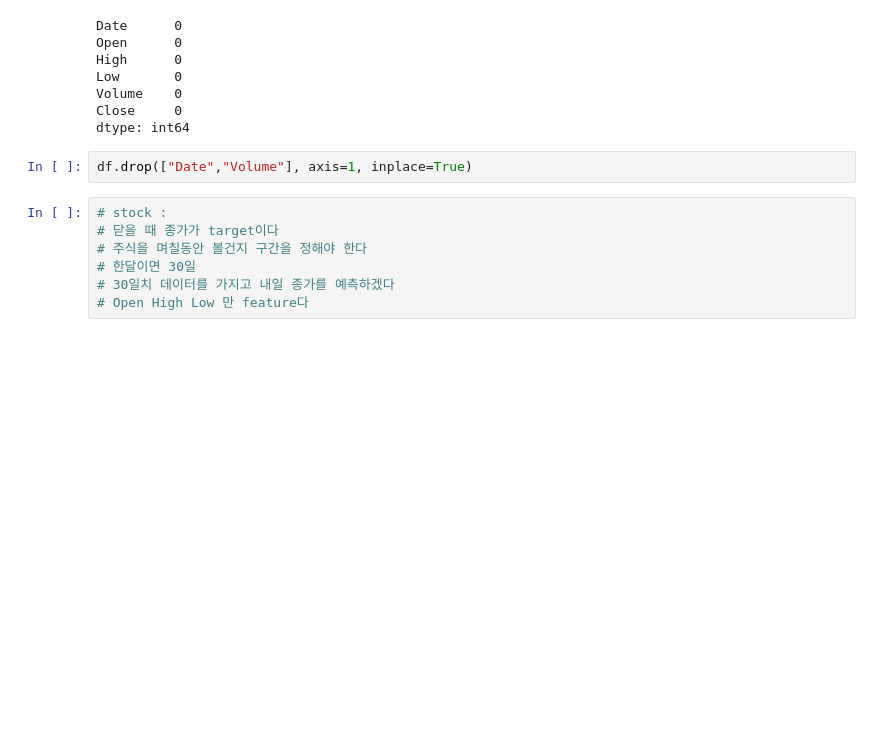
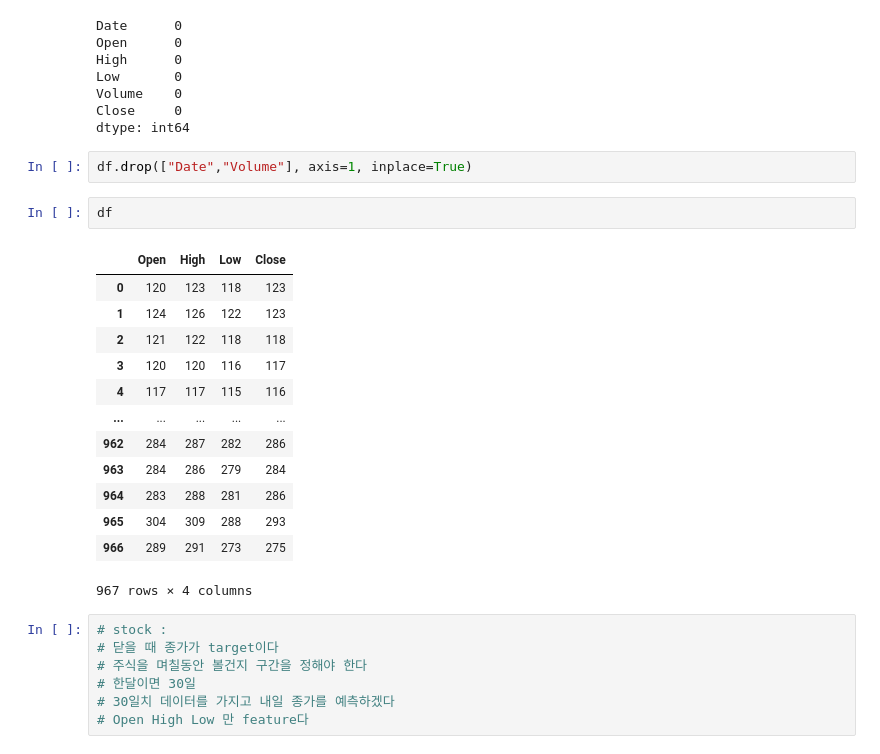
Before and after one commit to noah2397/KDT05-HTML, a Jupyter notebook: DAY03_cgi_IMG,RegressionModel/STOCK/STODEL2.ipynb, the cells around one changed output. Drawn from its saved outputs; the diff is of its cells as text; blank space fills up the shorter version.

```diff
--- a/DAY03_cgi_IMG,RegressionModel/STOCK/STODEL2.ipynb
+++ b/DAY03_cgi_IMG,RegressionModel/STOCK/STODEL2.ipynb
@@ -13,6 +13,22 @@ Close     0
 dtype: int64
 # %%
 df.drop(["Date","Volume"], axis=1, inplace=True)
+# %%
+df
+# %% [output]
+|  | Open | High | Low | Close |
+| 0 | 120 | 123 | 118 | 123 |
+| 1 | 124 | 126 | 122 | 123 |
+| 2 | 121 | 122 | 118 | 118 |
+| 3 | 120 | 120 | 116 | 117 |
+| 4 | 117 | 117 | 115 | 116 |
+| ... | ... | ... | ... | ... |
+| 962 | 284 | 287 | 282 | 286 |
+| 963 | 284 | 286 | 279 | 284 |
+| 964 | 283 | 288 | 281 | 286 |
+| 965 | 304 | 309 | 288 | 293 |
+| 966 | 289 | 291 | 273 | 275 |
+967 rows × 4 columns
 # %%
 # stock :
 # 닫을 때 종가가 target이다
```
Also changed, not shown: parts of 13 cells of this notebook, 3 other files.
